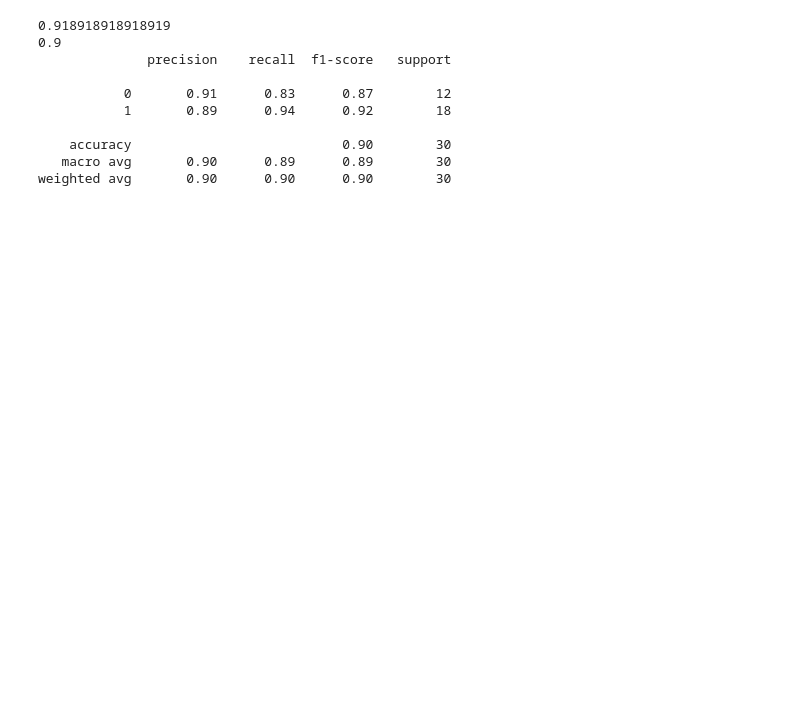
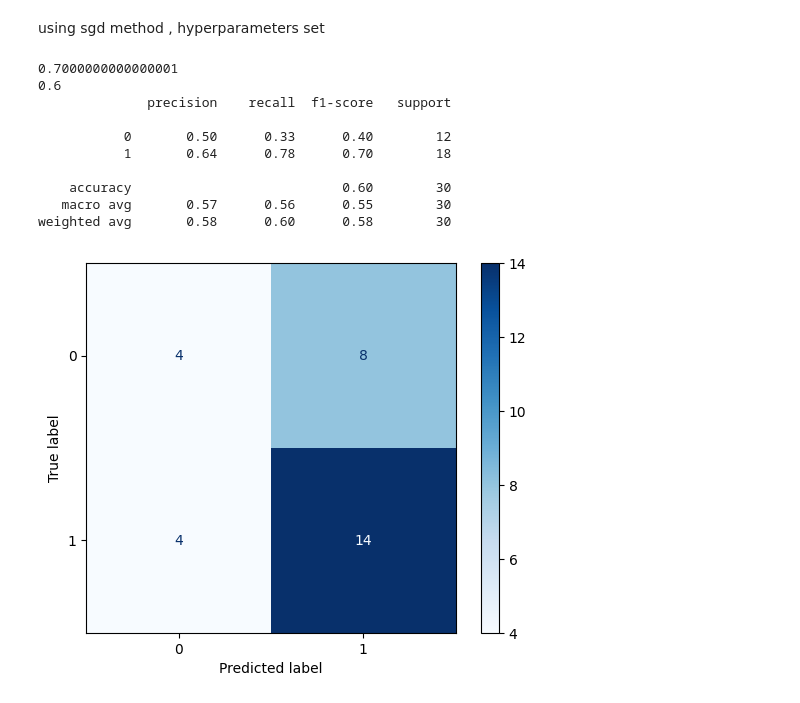
Before and after one commit to kasrakakaee/queraproject2, a Jupyter notebook: KnnClassification.ipynb, the cells around one changed output. Cells and saved outputs as stored; diff of their text form; code cells hidden in the pictures; blank space fills up the shorter version.

```diff
--- a/KnnClassification.ipynb
+++ b/KnnClassification.ipynb
@@ -91,16 +108,20 @@ weighted avg       0.86      0.86      0.86       703
+# %% [markdown]
+using sgd method , hyperparameters set
 # %%
 y_Main_pred = model.predict(X_Main_test)
 print(f1_score(y_Main_test, y_Main_pred))
 print(accuracy_score(y_Main_test , y_Main_pred))
 print(classification_report(y_Main_test, y_Main_pred))
+ConfusionMatrixDisplay.from_estimator(model, X_Main_test, y_Main_test, cmap='Blues');
 # %% [output]
-0.918918918918919
-0.9
+0.7000000000000001
+0.6
               precision    recall  f1-score   support
 
-           0       0.91      0.83      0.87        12
-           1       0.89      0.94      0.92        18
+           0       0.50      0.33      0.40        12
+           1       0.64      0.78      0.70        18
 
-    accuracy                           0.90        30
-   macro avg       0.90      0.89      0.89        30
-weighted avg       0.90      0.90      0.90        30
+    accuracy                           0.60        30
+   macro avg       0.57      0.56      0.55        30
+weighted avg       0.58      0.60      0.58        30
+[figure, added]
```
Also changed, not shown: parts of 9 cells of this notebook.
